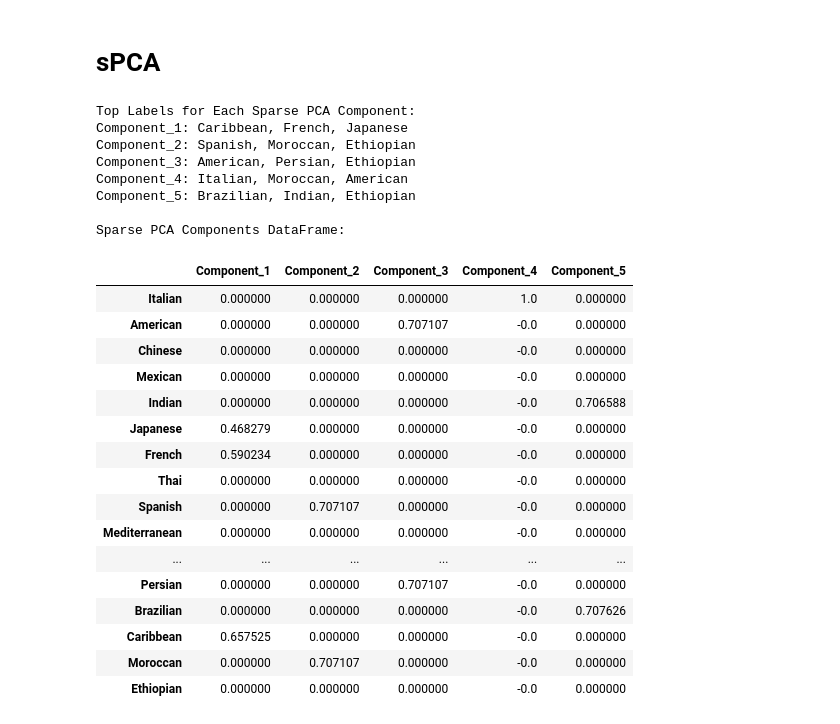
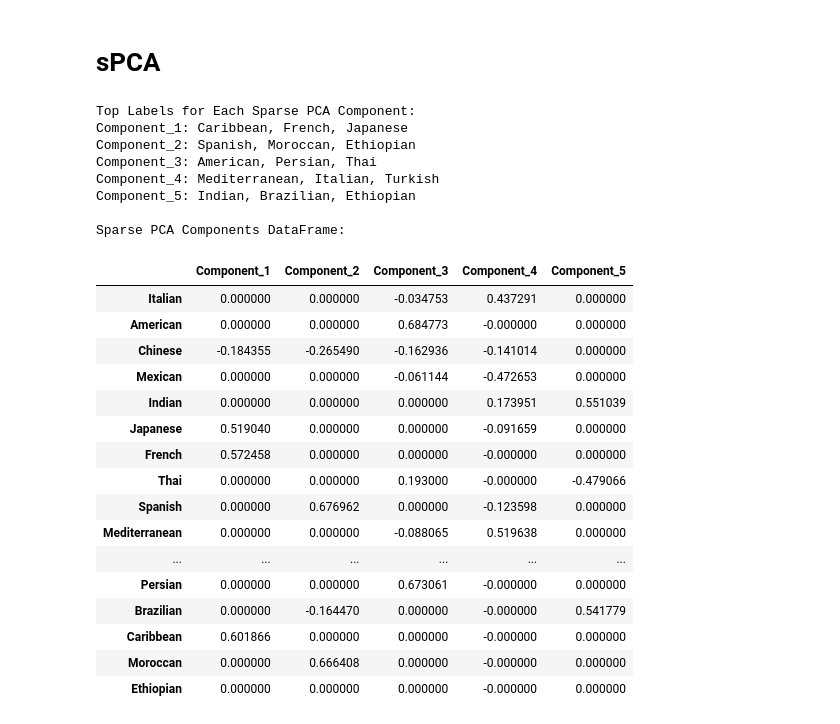
Before and after one commit to M4rtinsFons3caConsulting/DataMining, a Jupyter notebook: scripts/part_ii/Factors AND THEIR ANALYSIS.ipynb, the cells around one changed output. Cells and saved outputs as stored; diff of their text form; code cells hidden in the pictures.

```diff
--- a/scripts/part_ii/Factors AND THEIR ANALYSIS.ipynb
+++ b/scripts/part_ii/Factors AND THEIR ANALYSIS.ipynb
@@ -162,55 +160,55 @@ data_scaled = scaler.fit_transform(data)
 
 # Apply Sparse PCA to extract sparse components
 n_components = 5  # Number of components you want to extract
-sparse_pca = SparsePCA(n_components=n_components, alpha=2, random_state=0)
+sparse_pca = SparsePCA(n_components=n_components, alpha=0.5, random_state=0)
 
 # Fit the Sparse PCA model
 sparse_pca.fit(data_scaled)
 
 # Get the Sparse PCA components
 components = sparse_pca.components_
 
 # Get the top labels for Sparse PCA components (top values in each component)
 top_labels = {}
 for i, component in enumerate(components):
     sorted_indices = np.argsort(component)[::-1]  # Sort in descending order
     top_features = data.columns[sorted_indices][:3]  # Top 3 features
     top_labels[f'Component_{i+1}'] = top_features
 
 # Display top labels for each Sparse PCA component
 print("\nTop Labels for Each Sparse PCA Component:")
 for component, labels in top_labels.items():
     print(f"{component}: {', '.join(labels)}")
 
 # Convert the components into a DataFrame with cuisines as columns and components as rows
 components_df = pd.DataFrame(components, columns=data.columns, index=[f"Component_{i+1}" for i in range(components.shape[0])])
 
 # Display the DataFrame
 print("\nSparse PCA Components DataFrame:")
 components_df.T
 # %% [output]
 Top Labels for Each Sparse PCA Component:
 Component_1: Caribbean, French, Japanese
 Component_2: Spanish, Moroccan, Ethiopian
-Component_3: American, Persian, Ethiopian
-Component_4: Italian, Moroccan, American
-Component_5: Brazilian, Indian, Ethiopian
+Component_3: American, Persian, Thai
+Component_4: Mediterranean, Italian, Turkish
+Component_5: Indian, Brazilian, Ethiopian
 
 Sparse PCA Components DataFrame:
 |  | Component_1 | Component_2 | Component_3 | Component_4 | Component_5 |
-| Italian | 0.000000 | 0.000000 | 0.000000 | 1.0 | 0.000000 |
-| American | 0.000000 | 0.000000 | 0.707107 | -0.0 | 0.000000 |
-| Chinese | 0.000000 | 0.000000 | 0.000000 | -0.0 | 0.000000 |
-| Mexican | 0.000000 | 0.000000 | 0.000000 | -0.0 | 0.000000 |
-| Indian | 0.000000 | 0.000000 | 0.000000 | -0.0 | 0.706588 |
-| Japanese | 0.468279 | 0.000000 | 0.000000 | -0.0 | 0.000000 |
-| French | 0.590234 | 0.000000 | 0.000000 | -0.0 | 0.000000 |
-| Thai | 0.000000 | 0.000000 | 0.000000 | -0.0 | 0.000000 |
-| Spanish | 0.000000 | 0.707107 | 0.000000 | -0.0 | 0.000000 |
-| Mediterranean | 0.000000 | 0.000000 | 0.000000 | -0.0 | 0.000000 |
+| Italian | 0.000000 | 0.000000 | -0.034753 | 0.437291 | 0.000000 |
+| American | 0.000000 | 0.000000 | 0.684773 | -0.000000 | 0.000000 |
+| Chinese | -0.184355 | -0.265490 | -0.162936 | -0.141014 | 0.000000 |
+| Mexican | 0.000000 | 0.000000 | -0.061144 | -0.472653 | 0.000000 |
+| Indian | 0.000000 | 0.000000 | 0.000000 | 0.173951 | 0.551039 |
+| Japanese | 0.519040 | 0.000000 | 0.000000 | -0.091659 | 0.000000 |
+| French | 0.572458 | 0.000000 | 0.000000 | -0.000000 | 0.000000 |
+| Thai | 0.000000 | 0.000000 | 0.193000 | -0.000000 | -0.479066 |
+| Spanish | 0.000000 | 0.676962 | 0.000000 | -0.123598 | 0.000000 |
+| Mediterranean | 0.000000 | 0.000000 | -0.088065 | 0.519638 | 0.000000 |
 | ... | ... | ... | ... | ... | ... |
-| Persian | 0.000000 | 0.000000 | 0.707107 | -0.0 | 0.000000 |
-| Brazilian | 0.000000 | 0.000000 | 0.000000 | -0.0 | 0.707626 |
-| Caribbean | 0.657525 | 0.000000 | 0.000000 | -0.0 | 0.000000 |
-| Moroccan | 0.000000 | 0.707107 | 0.000000 | -0.0 | 0.000000 |
-| Ethiopian | 0.000000 | 0.000000 | 0.000000 | -0.0 | 0.000000 |
+| Persian | 0.000000 | 0.000000 | 0.673061 | -0.000000 | 0.000000 |
+| Brazilian | 0.000000 | -0.164470 | 0.000000 | -0.000000 | 0.541779 |
+| Caribbean | 0.601866 | 0.000000 | 0.000000 | -0.000000 | 0.000000 |
+| Moroccan | 0.000000 | 0.666408 | 0.000000 | -0.000000 | 0.000000 |
+| Ethiopian | 0.000000 | 0.000000 | 0.000000 | -0.000000 | 0.000000 |
```
Also changed, not shown: parts of 1 cell of this notebook, 1 other file.
